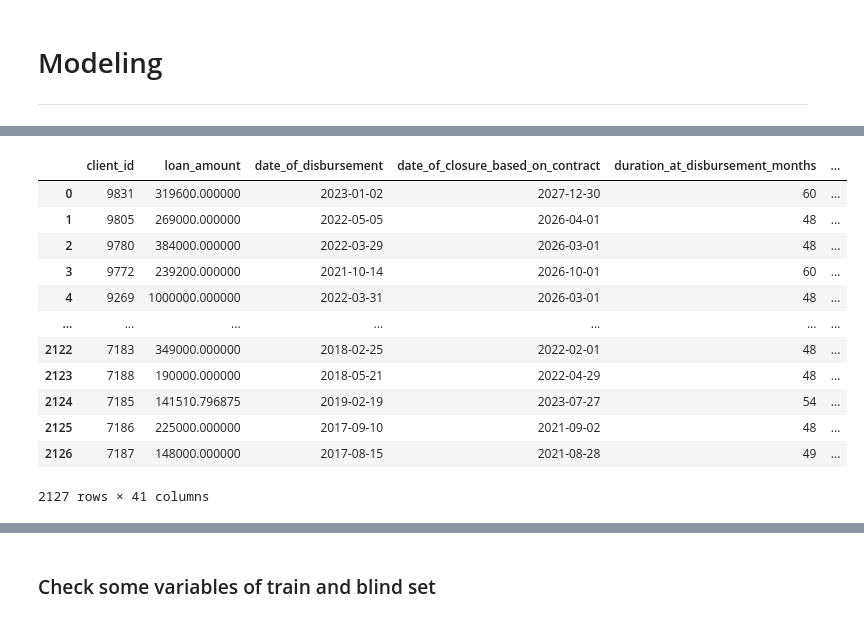
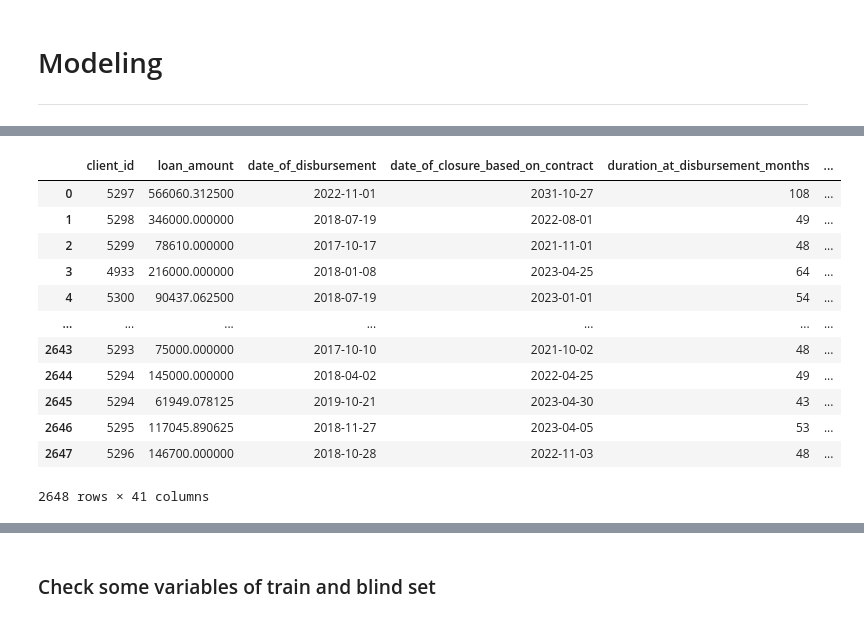
Before and after one commit to s-masrur/cbi_scoring_original, a Jupyter notebook: modelling_non_synthetic.ipynb, the cells around one changed output, grey strips where cells are left out. Saved outputs shown, nothing was run; the diff lists cells and outputs as text; code cells hidden in the pictures.

Commit message:
last new blindset results

```diff
--- a/modelling_non_synthetic.ipynb
+++ b/modelling_non_synthetic.ipynb
@@ -683,7 +648,7 @@ pprint(report, sort_dicts=False)
 # %%
 # THRESHOLD TEST
 results = pd.DataFrame(columns=['threshold', 'Accuracy', 'AUC', 'TN', 'FP', 'FN', 'TP'])
-predictions = exp.predict_model(three_models, raw_score=True, encoded_labels=True)
+predictions = exp.predict_model(calibrated_three_models, raw_score=True, encoded_labels=True)
 
 for thres in [x / 100 for x in range(10, 31, 5)]:
     predictions['prediction_label'] = (predictions['prediction_score_1'] > thres).astype(int)
@@ -711,2 +676,3 @@ exp.interpret_model(trained_model_catboost)
 # %%
-blind = pd.read_excel('data/blind_set.xlsx')
+blind = pd.read_excel('data/blind_set_new.xlsx')
+blind.head()
@@ -712,0 +687,33 @@ blind = pd.read_excel('data/blind_set.xlsx')
+# %%
+blind.rename(columns={
+    'Client ID': 'client_id',
+    'Loan currency': 'loan_currency',
+    'Loan amount': 'loan_amount',
+    'Date of disbursement': 'date_of_disbursement',
+    'Date of closure based on contract':'date_of_closure_based_on_contract',
+    'Duration at disbursement (months)': 'duration_at_disbursement_months',
+    'Interest rate': 'interest_rate',
+    'Max DPD - 3 year': 'max_dpd_3_year',
+    'Cumulative days of late payments throughout loan repayments': 'cumulative_days_of_late_payments_throughout_loan_repayments',
+    'Quantity of prior loans (at the time of disbursement at CBI)': 'quantity_of_prior_loans_at_the_time_of_disbursement_at_cbi',
+    'Type of product': 'type_of_product',
+    'Status of loan': 'status_of_loan',
+    'Location': 'location',
+    'Emirates': 'emirates',
+    'Gender': 'gender',
+    'Age': 'age',
+    'Family status': 'family_status',
+    'Monthly income (AED)': 'monthly_income_aed',
+    'Quantity of prior loans at CBI': 'quantity_of_prior_loans_at_cbi',
+    'Employment sphere': 'employment_sphere',
+    'Employment level': 'employment_level',
+    'Work experience': 'work_experience',
+    'Presence of car': 'presence_of_car',
+    'Presence of housing': 'presence_of_housing',
+    'Co-borrower': 'coborrower',
+    'Collateral': 'collateral',
+    'Top Up': 'top_up',
+    'DSR': 'dsr'
+    }, inplace=True)
+# %%
+blind.drop(columns=['Education level', "Quantity of client's dependents", 'loan_currency'], inplace=True)
@@ -797,24 +808,24 @@ cat_feats.clear()
 # %%
 # THRESHOLD TEST
 results = pd.DataFrame(columns=['threshold', 'Accuracy', 'AUC', 'TN', 'FP', 'FN', 'TP'])
-predictions = exp.predict_model(three_models, data=blind_macro, raw_score=True, encoded_labels=True)
+predictions_blind = exp.predict_model(calibrated_catboost, data=blind_macro, raw_score=True, encoded_labels=True)
 
 for thres in [x / 100 for x in range(10, 31, 5)]:
-    predictions['prediction_label'] = (predictions['prediction_score_1'] > thres).astype(int)
+    predictions_blind['prediction_label'] = (predictions_blind['prediction_score_1'] > 0.15).astype(int)
 
-predictions
+predictions_blind
 # %% [output]
 [interactive output not drawn]
 |  | client_id | loan_amount | date_of_disbursement | date_of_closure_based_on_contract | duration_at_disbursement_months | ... |
-| 0 | 9831 | 319600.000000 | 2023-01-02 | 2027-12-30 | 60 | ... |
-| 1 | 9805 | 269000.000000 | 2022-05-05 | 2026-04-01 | 48 | ... |
-| 2 | 9780 | 384000.000000 | 2022-03-29 | 2026-03-01 | 48 | ... |
-| 3 | 9772 | 239200.000000 | 2021-10-14 | 2026-10-01 | 60 | ... |
-| 4 | 9269 | 1000000.000000 | 2022-03-31 | 2026-03-01 | 48 | ... |
+| 0 | 5297 | 566060.312500 | 2022-11-01 | 2031-10-27 | 108 | ... |
+| 1 | 5298 | 346000.000000 | 2018-07-19 | 2022-08-01 | 49 | ... |
+| 2 | 5299 | 78610.000000 | 2017-10-17 | 2021-11-01 | 48 | ... |
+| 3 | 4933 | 216000.000000 | 2018-01-08 | 2023-04-25 | 64 | ... |
+| 4 | 5300 | 90437.062500 | 2018-07-19 | 2023-01-01 | 54 | ... |
 | ... | ... | ... | ... | ... | ... | ... |
-| 2122 | 7183 | 349000.000000 | 2018-02-25 | 2022-02-01 | 48 | ... |
-| 2123 | 7188 | 190000.000000 | 2018-05-21 | 2022-04-29 | 48 | ... |
-| 2124 | 7185 | 141510.796875 | 2019-02-19 | 2023-07-27 | 54 | ... |
-| 2125 | 7186 | 225000.000000 | 2017-09-10 | 2021-09-02 | 48 | ... |
-| 2126 | 7187 | 148000.000000 | 2017-08-15 | 2021-08-28 | 49 | ... |
+| 2643 | 5293 | 75000.000000 | 2017-10-10 | 2021-10-02 | 48 | ... |
+| 2644 | 5294 | 145000.000000 | 2018-04-02 | 2022-04-25 | 49 | ... |
+| 2645 | 5294 | 61949.078125 | 2019-10-21 | 2023-04-30 | 43 | ... |
+| 2646 | 5295 | 117045.890625 | 2018-11-27 | 2023-04-05 | 53 | ... |
+| 2647 | 5296 | 146700.000000 | 2018-10-28 | 2022-11-03 | 48 | ... |
-2127 rows × 41 columns
+2648 rows × 41 columns
```
Also changed, not shown: parts of 47 cells of this notebook.
